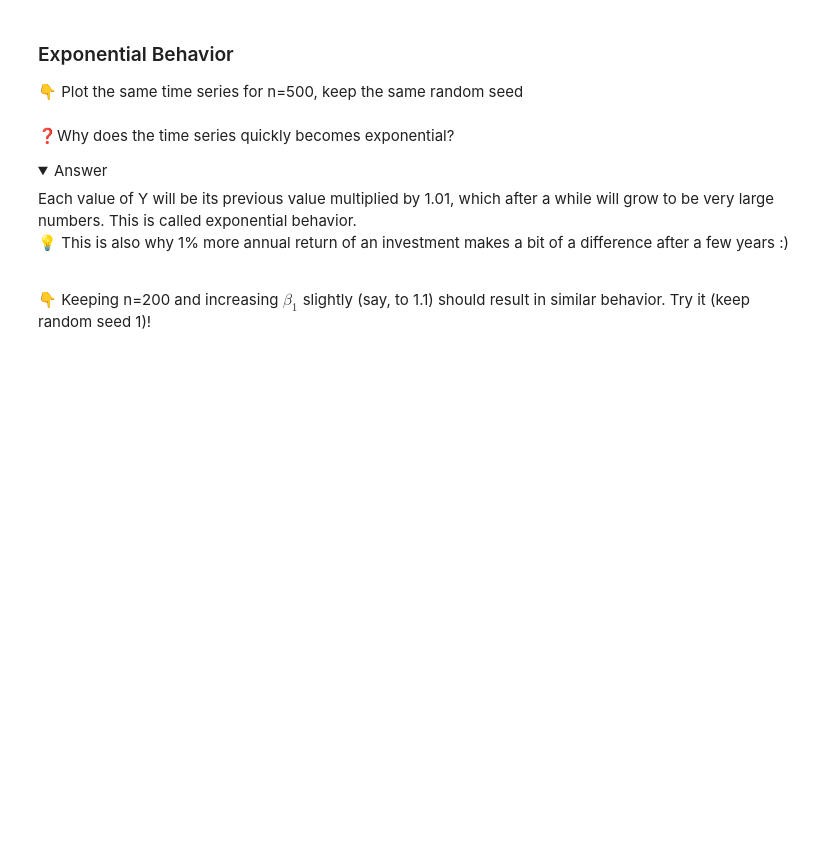
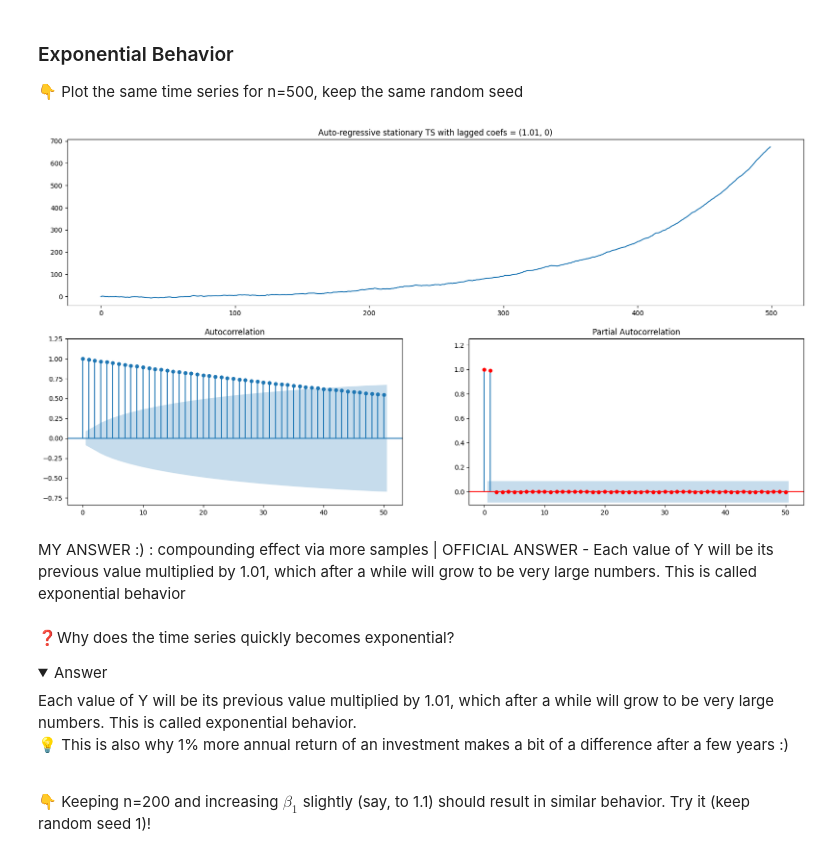
Before and after one commit to Tearkistan/data-artificial-time-series, a Jupyter notebook: artificial_time_series.ipynb, the cells around one changed output. Drawn from its saved outputs; the diff is of its cells as text; code cells hidden in the pictures; folded sections open; blank space fills up the shorter version.

```diff
--- a/artificial_time_series.ipynb
+++ b/artificial_time_series.ipynb
@@ -116,3 +133,11 @@ You should now see a trend.
+# %%
+np.random.seed(1)
+
+plot_ar_process(ar1=1.01, n=500)
+# %% [output]
+[figure, added]
+# %% [markdown]
+MY ANSWER :) : compounding effect via more samples  |  OFFICIAL ANSWER - Each value of Y will be its previous value multiplied by 1.01, which after a while will grow to be very large numbers. This is called exponential behavior
 # %% [markdown]
 ❓️Why does the time series quickly becomes exponential?
 
```
Also changed, not shown: parts of 52 cells of this notebook.
